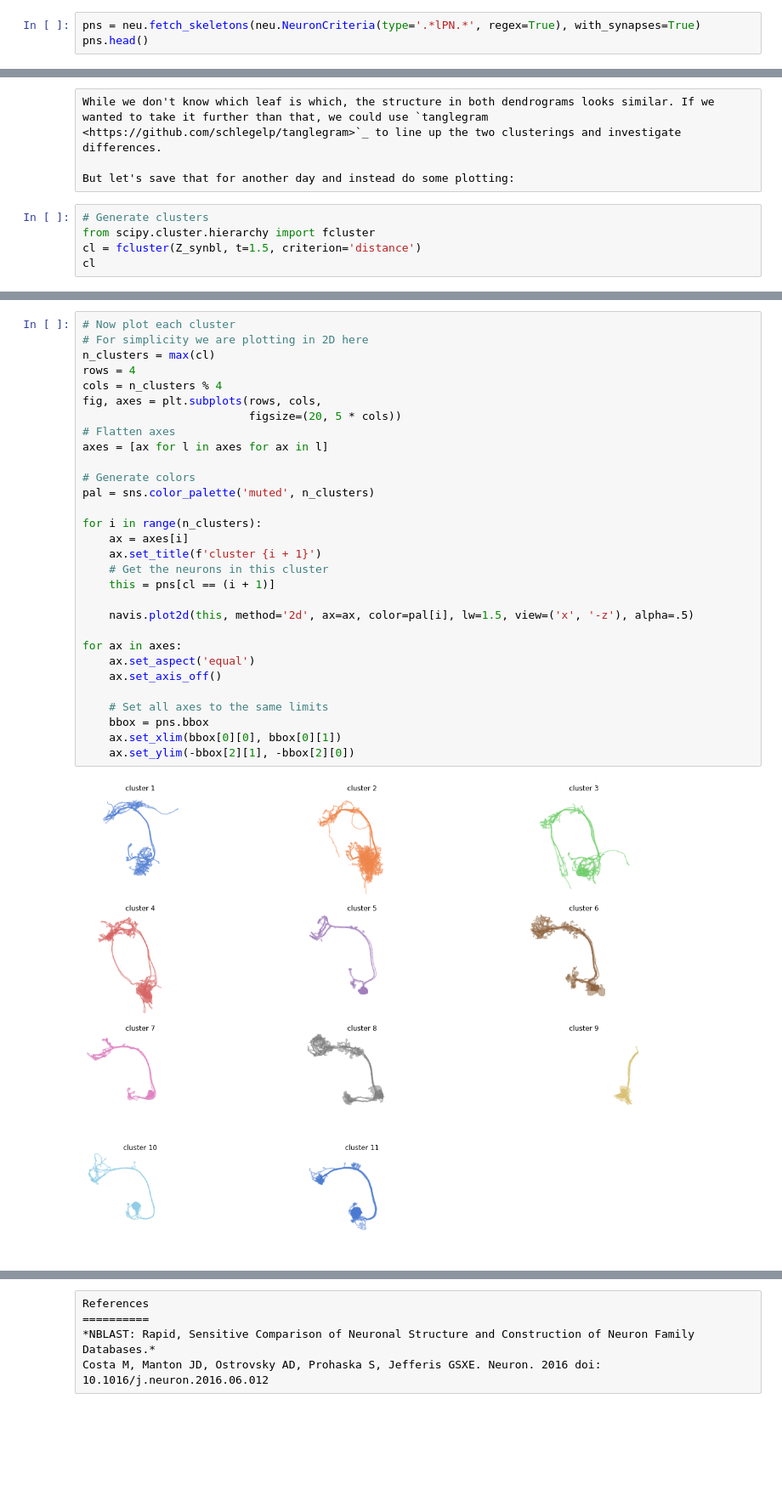
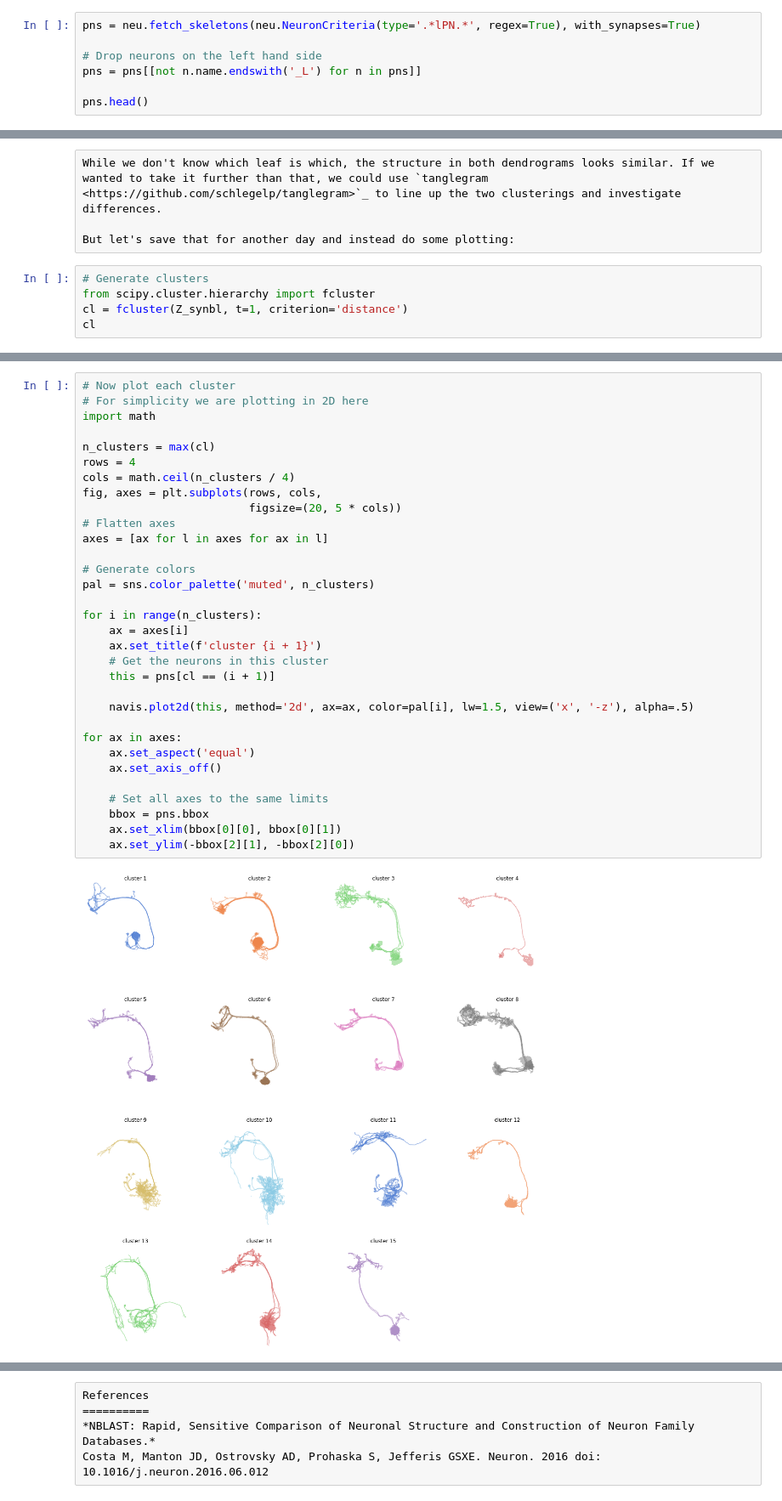
Before and after one commit to navis-org/navis, a Jupyter notebook: docs/source/tutorials/nblast.ipynb, the cells around one changed output, grey strips where cells are left out. Shown at 85% size. Saved outputs shown, nothing was run; the diff lists cells and outputs as text; blank space fills up the shorter version.

```diff
--- a/docs/source/tutorials/nblast.ipynb
+++ b/docs/source/tutorials/nblast.ipynb
@@ -180,6 +180,10 @@ client = neu.Client('https://neuprint.janelia.org', dataset='hemibrain:v1.2')
 Next we will fetch all olfactory projection neurons of the lateral lineage using a regex pattern.
 # %%
 pns = neu.fetch_skeletons(neu.NeuronCriteria(type='.*lPN.*', regex=True), with_synapses=True)
+
+# Drop neurons on the left hand side
+pns = pns[[not n.name.endswith('_L') for n in pns]]
+
 pns.head()
 # %% [output]
 |  | type | name | id | n_nodes | n_connectors | n_branches | n_leafs | cable_length | soma | units |
@@ -234,6 +238,6 @@ But let's save that for another day and instead do some plotting:
 # %%
 # Generate clusters
 from scipy.cluster.hierarchy import fcluster
-cl = fcluster(Z_synbl, t=1.5, criterion='distance')
+cl = fcluster(Z_synbl, t=1, criterion='distance')
 cl
 # %% [output]
@@ -244,33 +248,35 @@ array([ 5,  5,  5,  4,  8,  8,  8,  6,  8, 11,  4,  7, 11, 11,  3,  2,  2,
 # %%
 # Now plot each cluster
 # For simplicity we are plotting in 2D here
+import math
+
 n_clusters = max(cl)
 rows = 4
-cols = n_clusters % 4
+cols = math.ceil(n_clusters / 4)
 fig, axes = plt.subplots(rows, cols,
                          figsize=(20, 5 * cols))
 # Flatten axes
 axes = [ax for l in axes for ax in l]
 
 # Generate colors
 pal = sns.color_palette('muted', n_clusters)
 
 for i in range(n_clusters):
     ax = axes[i]
     ax.set_title(f'cluster {i + 1}')
     # Get the neurons in this cluster
     this = pns[cl == (i + 1)]
 
     navis.plot2d(this, method='2d', ax=ax, color=pal[i], lw=1.5, view=('x', '-z'), alpha=.5)
 
 for ax in axes:
     ax.set_aspect('equal')
     ax.set_axis_off()
 
     # Set all axes to the same limits
     bbox = pns.bbox
     ax.set_xlim(bbox[0][0], bbox[0][1])
     ax.set_ylim(-bbox[2][1], -bbox[2][0])
 # %% [output]
-[figure, old version]
+[figure, new version]
 # %% [raw]
```
Also changed, not shown: parts of 4 cells of this notebook.
